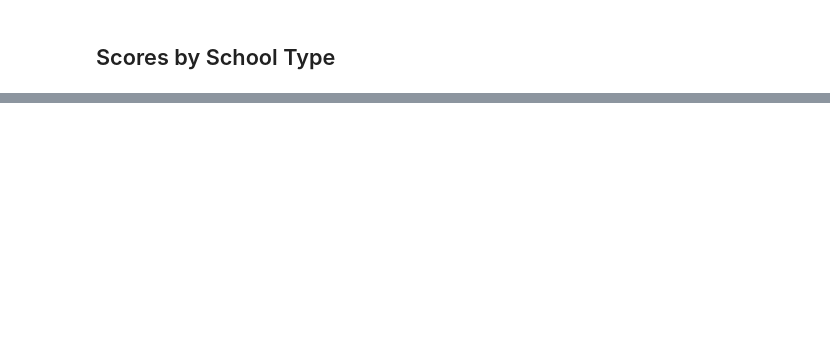
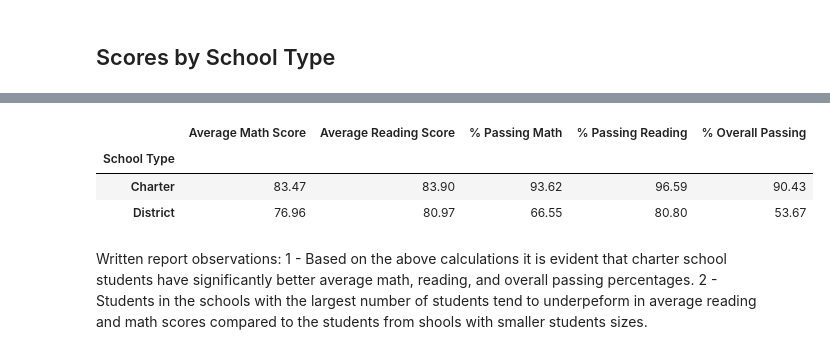
Before and after one commit to ailiushin/pandas-challenge, a Jupyter notebook: PyCitySchools/PyCitySchools.ipynb, the cells around one changed output, grey strips where cells are left out. Saved outputs shown, nothing was run; the diff lists cells and outputs as text; code cells hidden in the pictures; blank space fills up the shorter version.

```diff
--- a/PyCitySchools/PyCitySchools.ipynb
+++ b/PyCitySchools/PyCitySchools.ipynb
@@ -284,0 +324,25 @@ math_by_drade_summary.head(15)
+# %%
+# creating dataframe based on prior calculation, refer to School Summary calculations above
+scores_by_type = pd.DataFrame({"School Type": dist_type,"Average Math Score" : mean_math,
+                                "Average Reading Score": mean_read,"% Passing Math" : pass_math,
+                                "% Passing Reading": pass_read,"% Overall Passing": pass_overall})
+
+# resetting index column to remove school names
+scores_by_type = scores_by_type.reset_index(drop=True)
+
+# creating a groupby based on school type
+scores_by_type = scores_by_type.groupby("School Type").mean()
+
+# rounding values to 2 decimal places
+pd.options.display.float_format = '{:.2f}'.format
+
+scores_by_type.head()
+# %% [output]
+|  | Average Math Score | Average Reading Score | % Passing Math | % Passing Reading | % Overall Passing |
+| School Type |  |  |  |  |  |
+| Charter | 83.47 | 83.90 | 93.62 | 96.59 | 90.43 |
+| District | 76.96 | 80.97 | 66.55 | 80.80 | 53.67 |
+# %% [markdown]
+Written report observations:
+1 - Based on the above calculations it is evident that charter school students have significantly better average math, reading, and overall passing percentages.
+2 - Students in the schools with the largest number of students tend to underpeform in average reading and math scores compared to the students from shools with smaller students sizes.
```
Also changed, not shown: parts of 13 cells of this notebook.
